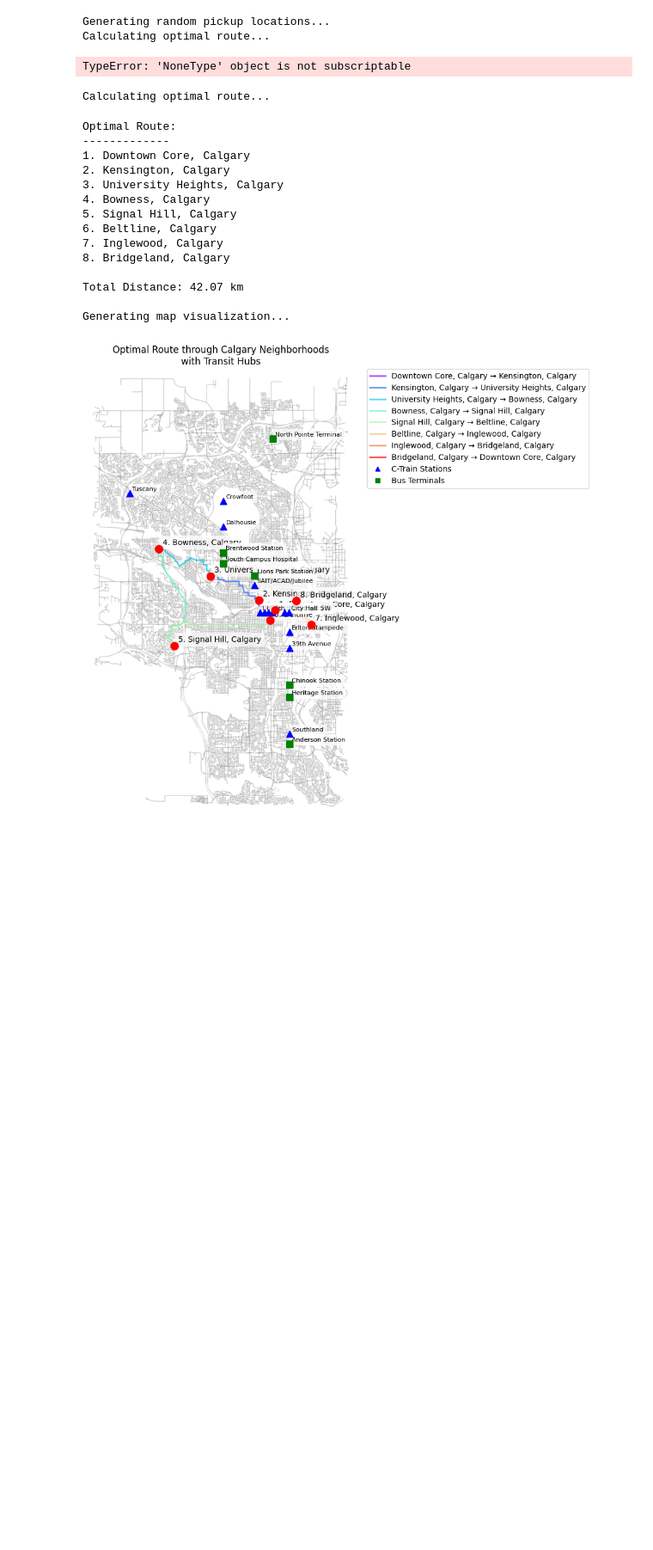
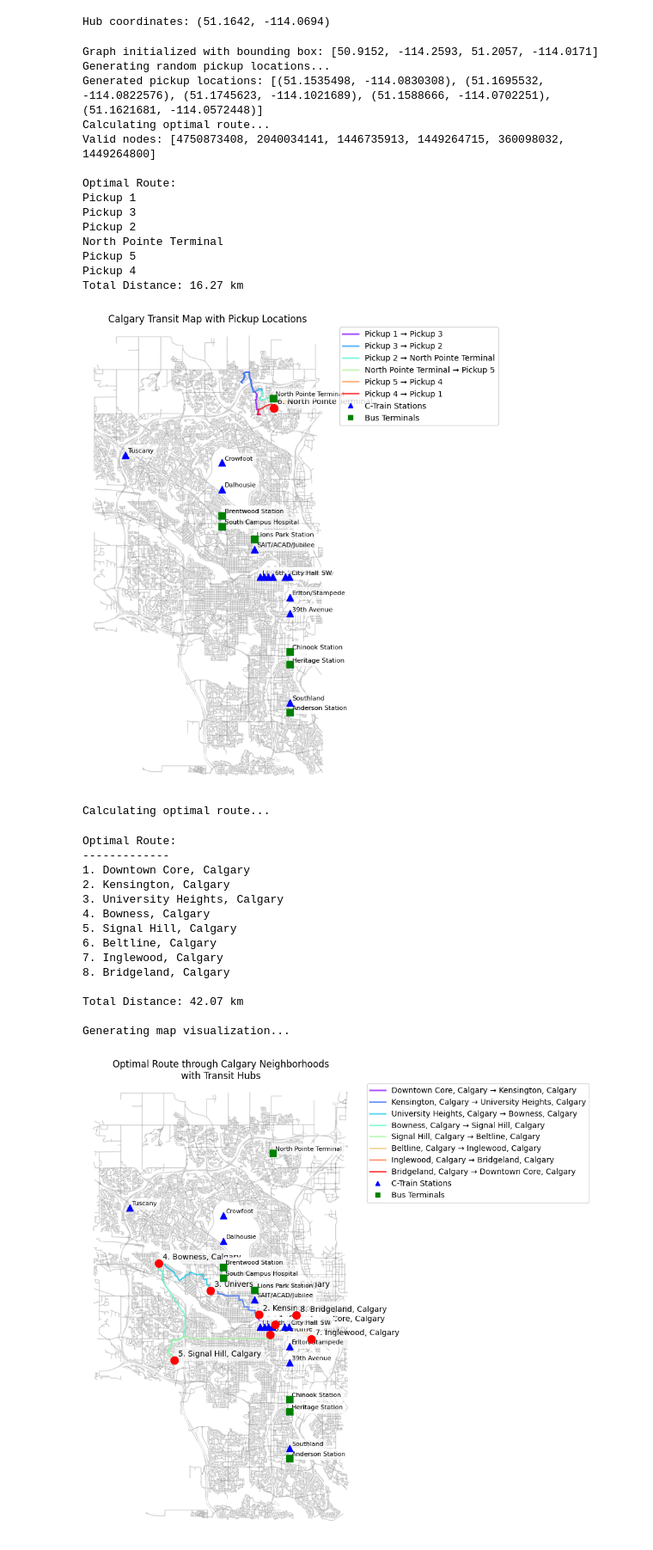
Before and after one commit to BilalDawood01/CT_TSP_On-demand_services, a Jupyter notebook: Testing.ipynb, the cells around one changed output. Shown at 86% size. Saved outputs shown, nothing was run; the diff lists cells and outputs as text; code cells hidden in the pictures; blank space fills up the shorter version.

```diff
--- a/Testing.ipynb
+++ b/Testing.ipynb
@@ -193,11 +199,11 @@ class CalgaryTSP:
             if hub_type == 'C-Train Stations':
                 marker = '^'  # triangle for C-Train
                 color = 'blue'
-                size = 8
+                size = 3
             else:
                 marker = 's'  # square for bus terminals
                 color = 'green'
-                size = 8
+                size = 3
 
             # Plot each hub
             for name, lat, lon in hubs:
@@ -300,6 +318,0 @@ def map_pickups_to_hub(hub_name, num_pickups, pickup_radius, given_pickups=None)
-# %%
-map_pickups_to_hub("Chinook", 2, 3)
-# %% [output]
-Generating random pickup locations...
-Calculating optimal route...
-TypeError: 'NoneType' object is not subscriptable
@@ -306,3 +629,31 @@ TypeError: 'NoneType' object is not subscriptable
+# %%
+# solver = CalgaryTSP()
+# map_pickups_to_hub(hub_name="Chinook", num_pickups=3, pickup_radius=2) # 3 random pickups 3kms around chinook
+
+def main():
+    solver = CalgaryTSP()
+    # solver.map_pickups_to_hub("Chinook", 5, 3)  # 3 random pickups within 2km of Chinook station
+    solver.map_pickups_to_hub(hub_name="North Pointe Terminal", num_pickups=5, pickup_radius=3) # 3 random pickups 3kms around chinook
+
+if __name__ == "__main__":
+    main()
+# %% [output]
+Hub coordinates: (51.1642, -114.0694)
+Graph initialized with bounding box: [50.9152, -114.2593, 51.2057, -114.0171]
+Generating random pickup locations...
+Generated pickup locations: [(51.1535498, -114.0830308), (51.1695532, -114.0822576), (51.1745623, -114.1021689), (51.1588666, -114.0702251), (51.1621681, -114.0572448)]
+Calculating optimal route...
+Valid nodes: [4750873408, 2040034141, 1446735913, 1449264715, 360098032, 1449264800]
+
+Optimal Route:
+Pickup 1
+Pickup 3
+Pickup 2
+North Pointe Terminal
+Pickup 5
+Pickup 4
+Total Distance: 16.27 km
+[figure, added]
 # %%
 def main():
     locations = [
```
Also changed, not shown: parts of 3 cells of this notebook, 5 other files.
